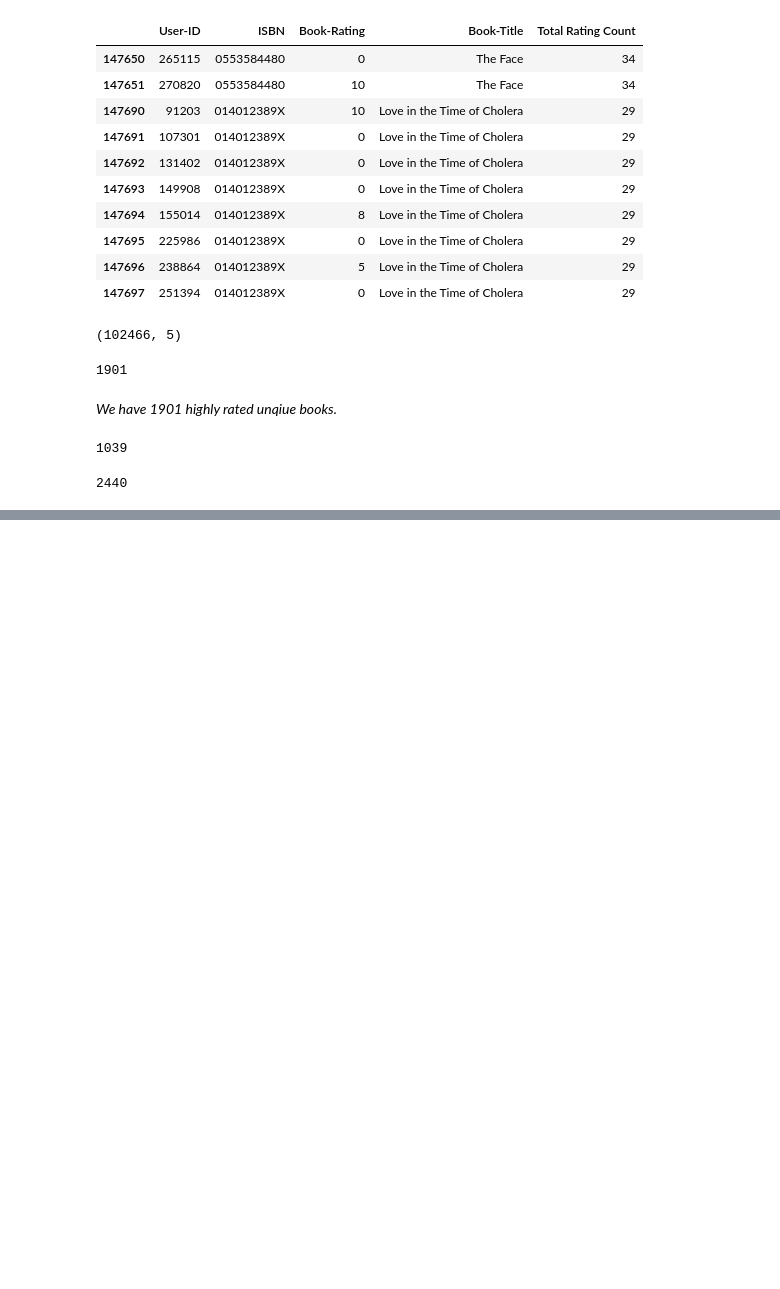
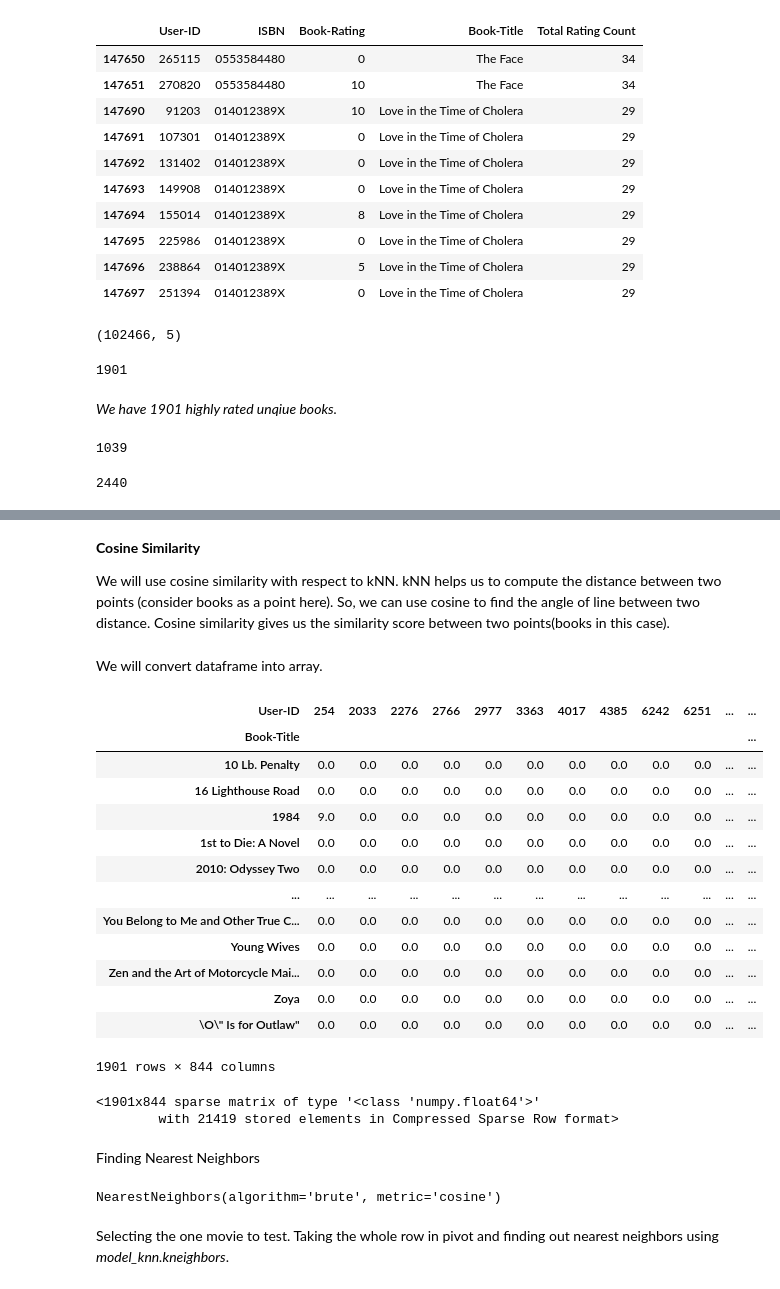
Before and after one commit to DT22179/Book-Recommendation-System, a Jupyter notebook: Book_Recommendation_System.ipynb, the cells around one changed output, grey strips where cells are left out. Saved outputs shown, nothing was run; the diff lists cells and outputs as text; code cells hidden in the pictures; blank space fills up the shorter version.

```diff
--- a/Book_Recommendation_System.ipynb
+++ b/Book_Recommendation_System.ipynb
@@ -766,0 +769,2 @@ It as a lazy learner algorithm because it does not learn from the training set i
+# %%
+combined_df = highly_rated_books_df.merge(users_df, on='User-ID', how='left')
@@ -766,0 +780,2 @@ It as a lazy learner algorithm because it does not learn from the training set i
+# %%
+usa_canada_users_df = combined_df[combined_df['Location'].str.contains("usa|canada")]
@@ -766,0 +795,2 @@ It as a lazy learner algorithm because it does not learn from the training set i
+# %%
+usa_canada_users_df.drop(columns=['Age'], axis = 1, inplace = True)
@@ -766,0 +811,28 @@ It as a lazy learner algorithm because it does not learn from the training set i
+# %% [markdown]
+**Cosine Similarity**
+
+We will use cosine similarity with respect to kNN. kNN helps us to compute the distance between two points (consider books as a point here). So, we can use cosine to find the angle of line between two distance. Cosine similarity gives us the similarity score between two points(books in this case).
+# %% [markdown]
+We will convert dataframe into array.
+# %%
+from scipy.sparse import csr_matrix
+
+usa_canada_users_df = usa_canada_users_df.drop_duplicates(['User-ID', 'Book-Title'])
+usa_canada_users_pivot = usa_canada_users_df.pivot(index = 'Book-Title', columns = 'User-ID', values = 'Book-Rating').fillna(0)
+# %%
+usa_canada_users_pivot
+# %% [output]
+| User-ID | 254 | 2033 | 2276 | 2766 | 2977 | 3363 | 4017 | 4385 | 6242 | 6251 | ... | ... |
+| Book-Title |  |  |  |  |  |  |  |  |  |  |  | ... |
+| 10 Lb. Penalty | 0.0 | 0.0 | 0.0 | 0.0 | 0.0 | 0.0 | 0.0 | 0.0 | 0.0 | 0.0 | ... | ... |
+| 16 Lighthouse Road | 0.0 | 0.0 | 0.0 | 0.0 | 0.0 | 0.0 | 0.0 | 0.0 | 0.0 | 0.0 | ... | ... |
+| 1984 | 9.0 | 0.0 | 0.0 | 0.0 | 0.0 | 0.0 | 0.0 | 0.0 | 0.0 | 0.0 | ... | ... |
+| 1st to Die: A Novel | 0.0 | 0.0 | 0.0 | 0.0 | 0.0 | 0.0 | 0.0 | 0.0 | 0.0 | 0.0 | ... | ... |
+| 2010: Odyssey Two | 0.0 | 0.0 | 0.0 | 0.0 | 0.0 | 0.0 | 0.0 | 0.0 | 0.0 | 0.0 | ... | ... |
+| ... | ... | ... | ... | ... | ... | ... | ... | ... | ... | ... | ... | ... |
+| You Belong to Me and Other True C... | 0.0 | 0.0 | 0.0 | 0.0 | 0.0 | 0.0 | 0.0 | 0.0 | 0.0 | 0.0 | ... | ... |
+| Young Wives | 0.0 | 0.0 | 0.0 | 0.0 | 0.0 | 0.0 | 0.0 | 0.0 | 0.0 | 0.0 | ... | ... |
+| Zen and the Art of Motorcycle Mai... | 0.0 | 0.0 | 0.0 | 0.0 | 0.0 | 0.0 | 0.0 | 0.0 | 0.0 | 0.0 | ... | ... |
+| Zoya | 0.0 | 0.0 | 0.0 | 0.0 | 0.0 | 0.0 | 0.0 | 0.0 | 0.0 | 0.0 | ... | ... |
+| \O\" Is for Outlaw" | 0.0 | 0.0 | 0.0 | 0.0 | 0.0 | 0.0 | 0.0 | 0.0 | 0.0 | 0.0 | ... | ... |
+1901 rows × 844 columns
@@ -766,0 +841,16 @@ It as a lazy learner algorithm because it does not learn from the training set i
+# %%
+usa_canada_users_matrix
+# %% [output]
+<1901x844 sparse matrix of type '<class 'numpy.float64'>'
+        with 21419 stored elements in Compressed Sparse Row format>
+# %% [markdown]
+Finding Nearest Neighbors
+# %%
+from sklearn.neighbors import NearestNeighbors
+
+model_knn = NearestNeighbors(metric = 'cosine', algorithm = 'brute')
+model_knn.fit(usa_canada_users_matrix)
+# %% [output]
+NearestNeighbors(algorithm='brute', metric='cosine')
+# %% [markdown]
+Selecting the one movie to test. Taking the whole row in pivot and finding out nearest neighbors using *model_knn.kneighbors*.
```
Also changed, not shown: parts of 17 cells of this notebook.
